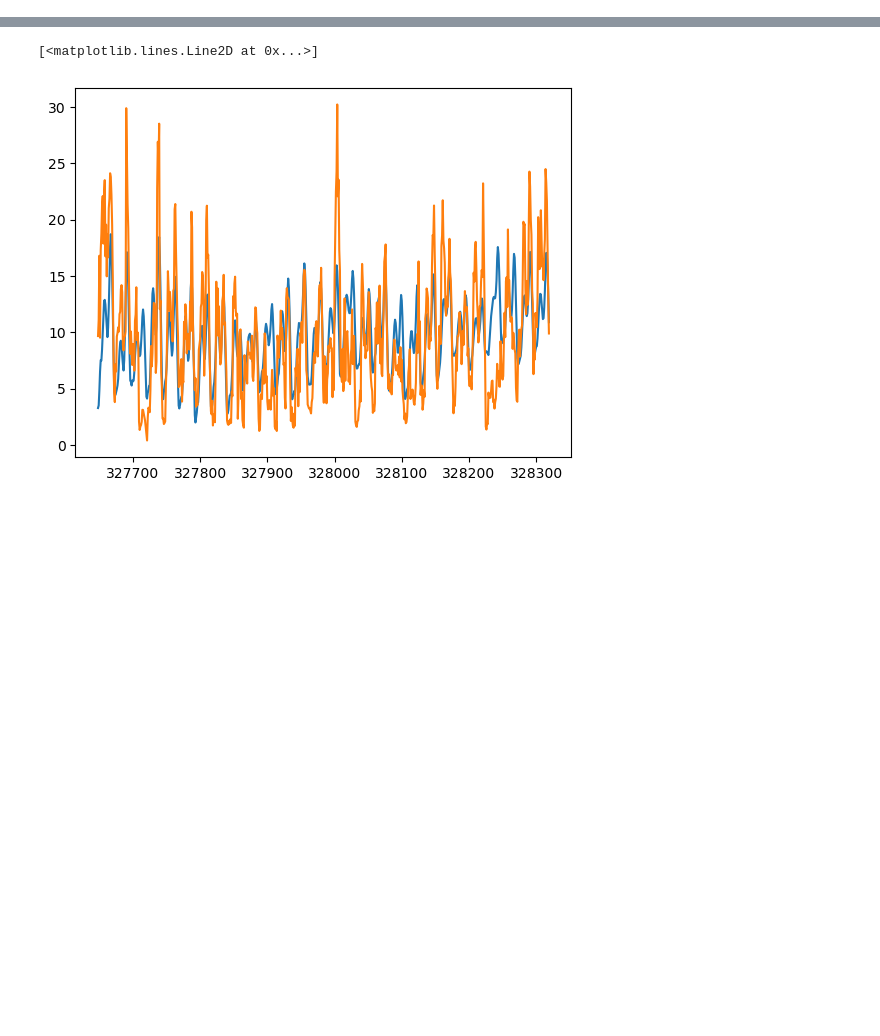
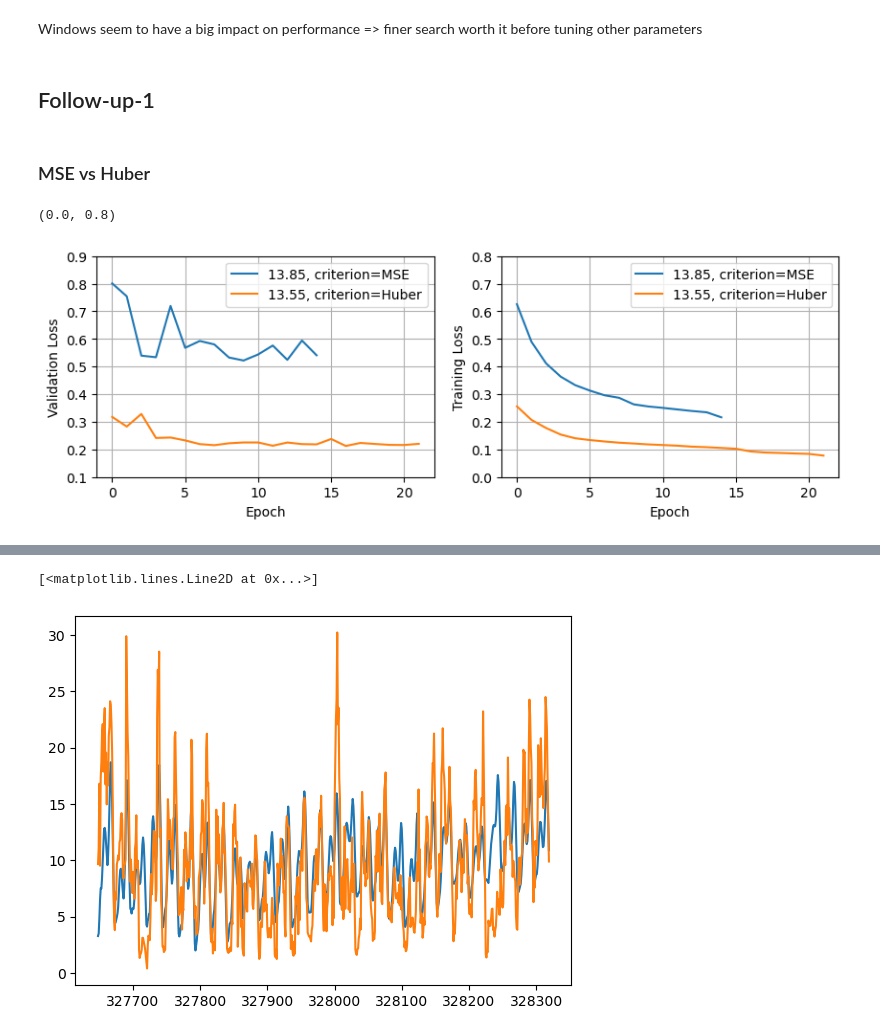
Before and after one commit to yazidhannachi/DLAM-Group6, a Jupyter notebook: submission_template/analysis.ipynb, the cells around one changed output, grey strips where cells are left out. Drawn from its saved outputs; the diff is of its cells as text; code cells hidden in the pictures; blank space fills up the shorter version.

```diff
--- a/submission_template/analysis.ipynb
+++ b/submission_template/analysis.ipynb
@@ -42,0 +232,23 @@ summary_table[["tags.mlflow.runName","params.model.model_kwargs.seq_len", "param
+# %% [markdown]
+Windows seem to have a big impact on performance => finer search worth it before tuning other parameters
+# %% [markdown]
+## Follow-up-1
+# %% [markdown]
+### MSE vs Huber
+# %%
+subset = summary_table.query("""`params.shared.seq_len`=='720' &\
+`params.shared.pred_len`=='8' &\
+`experiment_id`=='1' &\
+`params.training.loss_weighted`.isna() &\
+`params.data.stride`=='12' &\
+`params.training.optimizer_kwargs.lr`=='0.003' &\
+`params.model.model_kwargs.kwargs.xlstm_num_heads`=='8'""")
+subset
+#paths=subset.loc[:,summary_table.columns.to_series().str.startswith("params.save_dir")]
+#subset.loc[:,summary_table.columns.to_series().str.startswith("metrics.val_MSE_rescaled")]
+fig, axs = plot_subset(subset, param_of_interest="params.shared.criterion")
+axs[0].set_ylim(0.1, 0.9)
+axs[1].set_ylim(0, 0.8)
+# %% [output]
+(0.0, 0.8)
+[figure, added]
```
Also changed, not shown: parts of 112 cells of this notebook.
